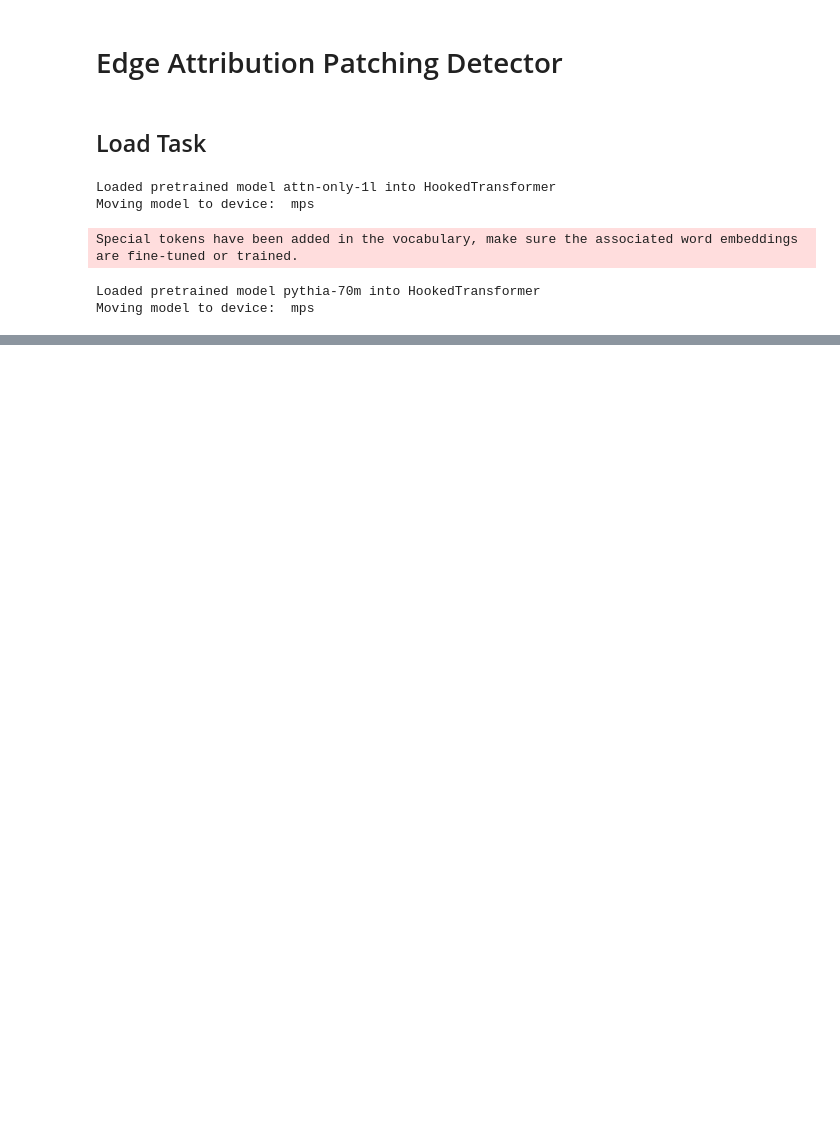
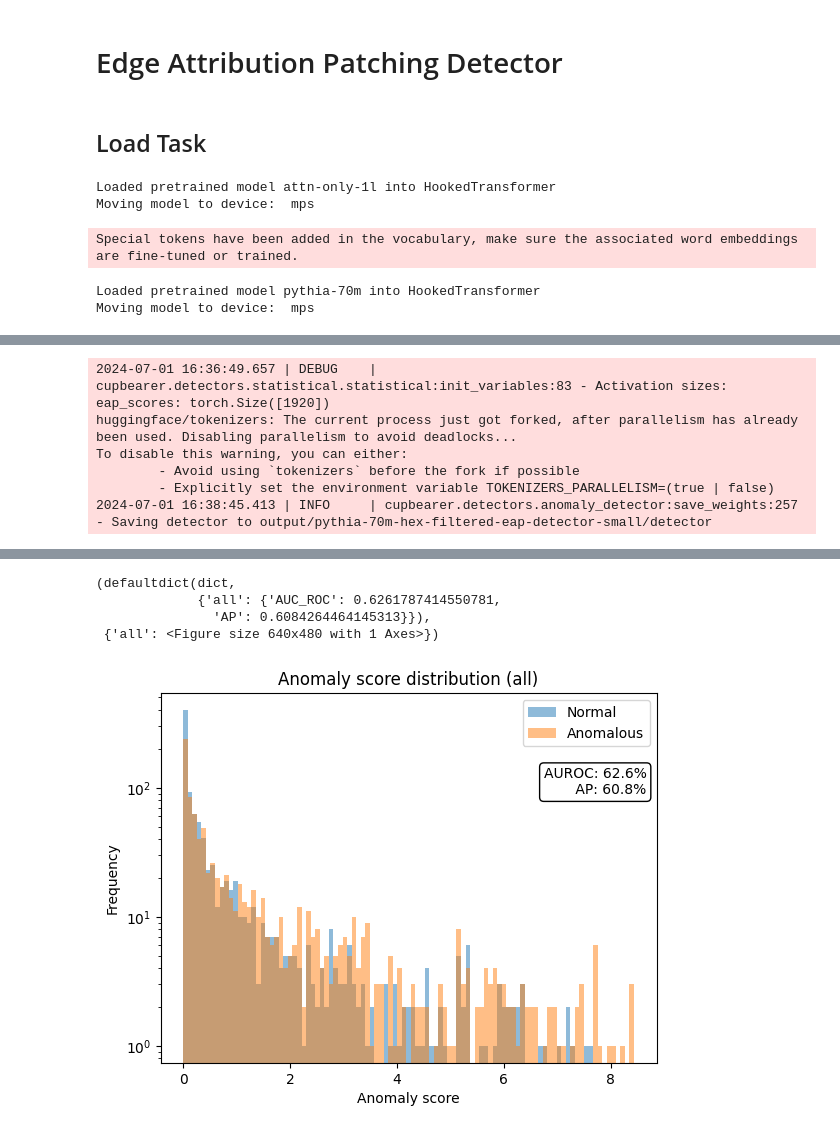
Before and after one commit to oliveradk/elk-experiments, a Jupyter notebook: notebooks/eap-detector-hex.ipynb, the cells around one changed output, grey strips where cells are left out. Cells and saved outputs as stored; diff of their text form; code cells hidden in the pictures; blank space fills up the shorter version.

Commit message:
updated eap detector nb

```diff
--- a/notebooks/eap-detector-hex.ipynb
+++ b/notebooks/eap-detector-hex.ipynb
@@ -210,3 +66,10 @@ class EAPDetector(StatisticalDetector, ABC):
+# %%
+#TODO: fix cache bug
+# eap_cache_path = Path(detector_dir / "activation_cache").with_suffix(utils.SUFFIX)
+# if os.path.exists(eap_cache_path):
+#     eap_cache = ActivationCache.load(eap_cache_path, device=device)
+# else:
+eap_cache = ActivationCache(device=device)
 # %%
 class EAPMahalanobisDetector(EAPDetector, MahalanobisDetector):
     pass
@@ -217,6 +75,0 @@ save_path = Path("output/pythia-70m-hex-filtered-eap-detector")
-# %%
-cache_path = Path(save_path / "activation_cache").with_suffix(utils.SUFFIX)
-if os.path.exists(cache_path):
-    eap_cache = ActivationCache.load(cache_path)
-else:
-    eap_cache = ActivationCache()
@@ -241,0 +76,12 @@ eap_scores: torch.Size([54, 150])
+# %%
+eap_detector = EAPMahalanobisDetector(
+    effect_prob_func=partial(effect_prob_func, effect_tokens=effect_tokens),
+    upstream_nodes=["head"],
+    downstream_nodes=["head"],
+    edge_filter=partial(layer_edge_filter, excluded_layers={0, 5}),
+    seq_len=16,
+    layer_aggregation="mean",
+    cache=eap_cache
+)
+# %%
+eap_detector.load_weights(detector_dir / "detector.pth")
@@ -241,0 +90,13 @@ eap_scores: torch.Size([54, 150])
+# %%
+train_detector_cache(
+    detector_dir, eap_detector, small_task, batch_size=64, eval_batch_size=64, cache=eap_cache,
+    cache_path=None, overwrite=True, overwrite_cache=True
+)
+# %% [output]
+2024-07-01 16:36:49.657 | DEBUG    | cupbearer.detectors.statistical.statistical:init_variables:83 - Activation sizes:
+eap_scores: torch.Size([1920])
+huggingface/tokenizers: The current process just got forked, after parallelism has already been used. Disabling parallelism to avoid deadlocks...
+To disable this warning, you can either:
+        - Avoid using `tokenizers` before the fork if possible
+        - Explicitly set the environment variable TOKENIZERS_PARALLELISM=(true | false)
+2024-07-01 16:38:45.413 | INFO     | cupbearer.detectors.anomaly_detector:save_weights:257 - Saving detector to output/pythia-70m-hex-filtered-eap-detector-small/detector
@@ -241,0 +105,5 @@ eap_scores: torch.Size([54, 150])
+(defaultdict(dict,
+             {'all': {'AUC_ROC': 0.6261787414550781,
+               'AP': 0.6084264464145313}}),
+ {'all': <Figure size 640x480 with 1 Axes>})
+[figure, added]
```
Also changed, not shown: parts of 90 cells of this notebook.
